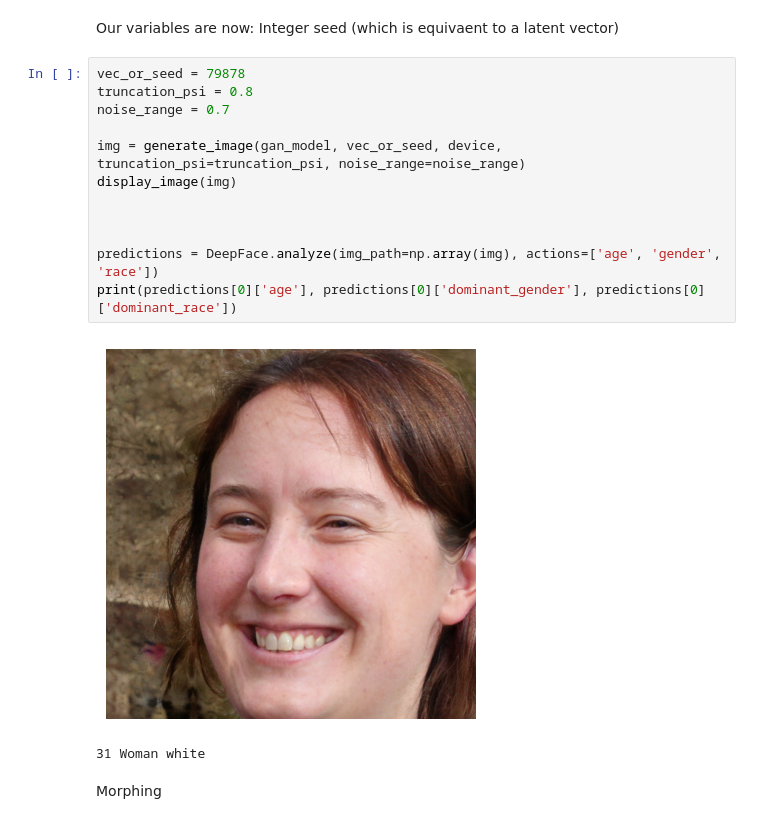
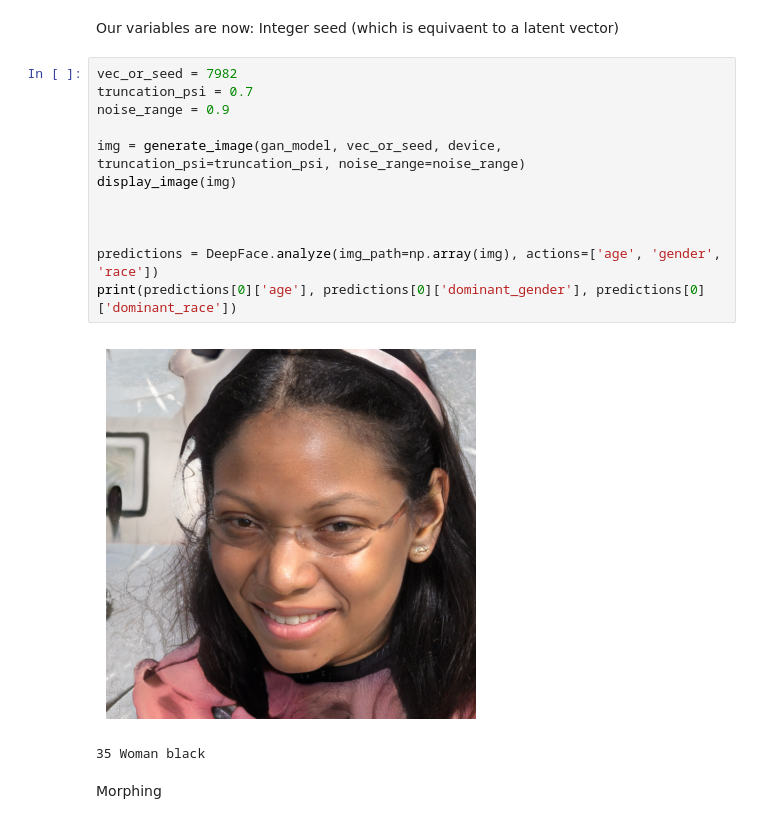
Before and after one commit to FarshadAmiri/Face_generator, a Jupyter notebook: draft.ipynb, the cells around one changed output. Drawn from its saved outputs; the diff is of its cells as text.

```diff
--- a/draft.ipynb
+++ b/draft.ipynb
@@ -40,20 +40,20 @@ display_image(img)
 Our variables are now:
 Integer seed (which is equivaent to a latent vector)
 # %%
-vec_or_seed = 79878
-truncation_psi = 0.8
-noise_range = 0.7
+vec_or_seed = 7982
+truncation_psi = 0.7
+noise_range = 0.9
 
 img = generate_image(gan_model, vec_or_seed, device, truncation_psi=truncation_psi, noise_range=noise_range)
 display_image(img)
 
 
 
 predictions = DeepFace.analyze(img_path=np.array(img), actions=['age', 'gender', 'race'])
 print(predictions[0]['age'], predictions[0]['dominant_gender'], predictions[0]['dominant_race'])
 # %% [output]
-[figure, old version]
+[figure, new version]
-31 Woman white
+35 Woman black
 # %% [markdown]
 Morphing
 # %%
```
